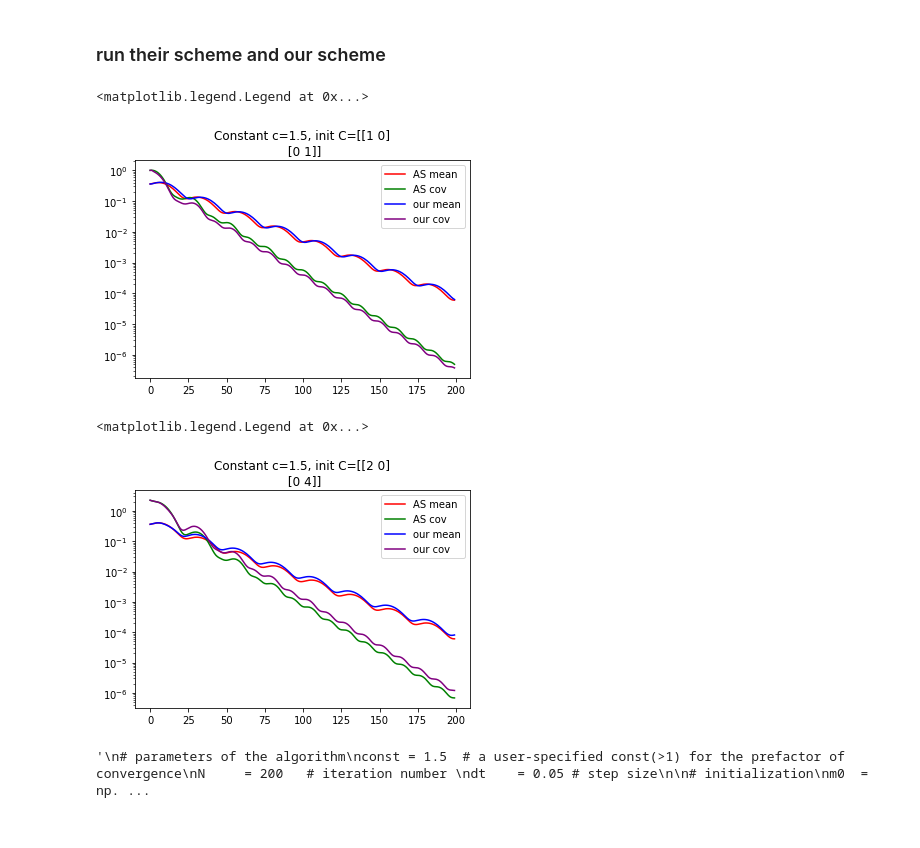
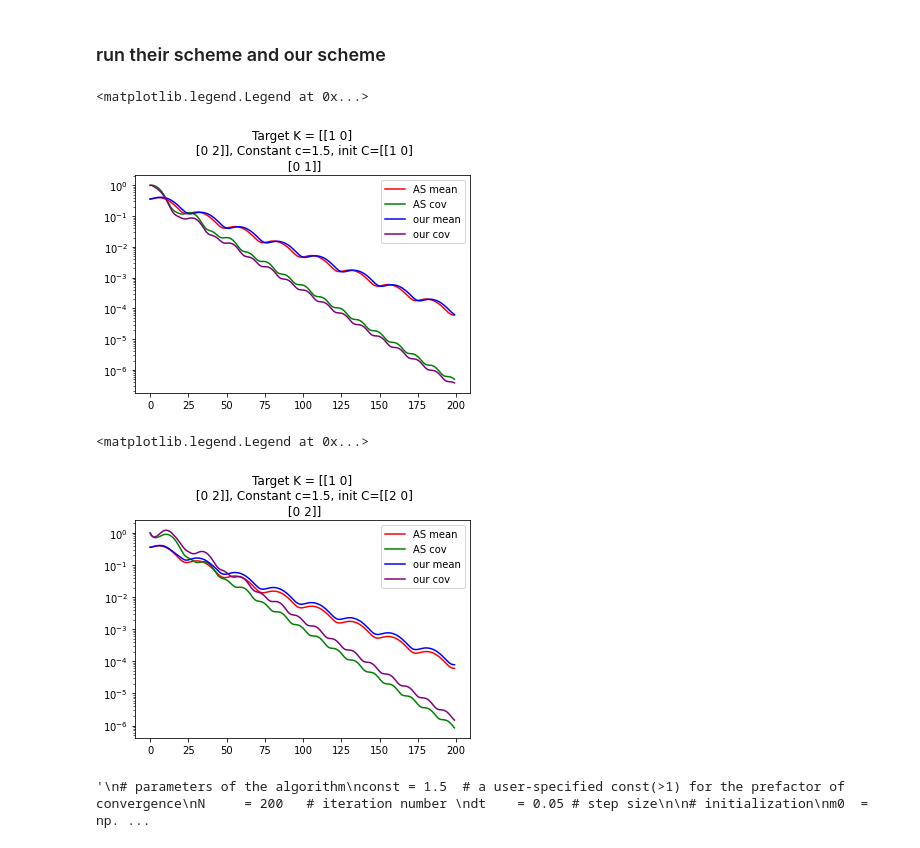
Before and after one commit to akorba/nreks, a Jupyter notebook: Gaussian target - Evolution of mean and covariance - examples of sec 4.1 and 4.2 of Arnold and Signorello.ipynb, the cells around one changed output. Saved outputs shown, nothing was run; the diff lists cells and outputs as text; code cells hidden in the pictures.

```diff
--- a/Gaussian target - Evolution of mean and covariance - examples of sec 4.1 and 4.2 of Arnold and Signorello.ipynb
+++ b/Gaussian target - Evolution of mean and covariance - examples of sec 4.1 and 4.2 of Arnold and Signorello.ipynb
@@ -157,35 +157,35 @@ dis_M[0] = np.linalg.norm(m0)
 dis_C[0] = np.linalg.norm(C0-K)
 
 m, C = m0, C0
 for iter in range(1,N):
     # construct D_opt and J_opt matrices
     D_opt_tilde, v, lambda_min = construct_D_opt_tilde(C,d)
     D_opt = construct_D_opt(C,d)
 
     psis = construct_onb(d,v)
     sqrtC = scipy.linalg.sqrtm(C)
     J_opt = construct_J_opt(psis, v, lambda_min, const, d, sqrtC)
 
     #print(iter)
     m = m - dt*np.dot((D_opt + J_opt),np.linalg.solve(K,m)) # li has a "d - j" below and has a multiplication by C in the end
     C   = C - dt*np.dot((D_opt + J_opt),np.linalg.solve(K,C)) \
                 - dt*np.dot(C, np.linalg.solve(K,(D_opt+J_opt).T)) + 2*dt*D_opt
     MM[:,iter]    = m
     CC[:,:,iter]  = C
     #dis_L2[iter] = weighted_L2(m, C, [0,0]', K)
     dis_M[iter] = np.linalg.norm(m)
     dis_C[iter] = np.linalg.norm(C-K)
 
 plt.yscale('log',base=10)
 plt.plot(range(0,N), dis_M_opt, c='red', label = 'AS mean')
 plt.plot(range(0,N), dis_C_opt, c='green', label = 'AS cov')
 plt.plot(range(0,N), dis_M, c='blue', label = 'our mean')
 plt.plot(range(0,N), dis_C, c='purple', label = 'our cov')
-plt.title('Constant c='+str(const)+', init C='+str(C0))
+plt.title('Target K = '+str(K)+', Constant c='+str(const)+', init C='+str(C0))
 plt.legend()
 # %% [output]
 <matplotlib.legend.Legend at 0x...>
-[figure, old version]
+[figure, new version]
 # %%
 # parameters of the algorithm
 const = 1.5  # a user-specified const(>1) for the prefactor of convergence
@@ -194,7 +194,7 @@ dt    = 0.05 # step size
 
 # initialization
 m0  = np.asarray([0.2,0.3]).T
-C0  = np.diag([2,4])
+C0  = np.diag([2,2])
 
 
 
@@ -281,11 +281,11 @@ plt.plot(range(0,N), dis_M_opt, c='red', label = 'AS mean')
 plt.plot(range(0,N), dis_C_opt, c='green', label = 'AS cov')
 plt.plot(range(0,N), dis_M, c='blue', label = 'our mean')
 plt.plot(range(0,N), dis_C, c='purple', label = 'our cov')
-plt.title('Constant c='+str(const)+', init C='+str(C0))
+plt.title('Target K = '+str(K)+', Constant c='+str(const)+', init C='+str(C0))
 plt.legend()
 # %% [output]
 <matplotlib.legend.Legend at 0x...>
-[figure, old version]
+[figure, new version]
 # %%
 # there is a numerical issue if C0 is initialized as follows ("wrong angle computed")
 
```
Also changed, not shown: parts of 3 cells of this notebook, 54 other files.
